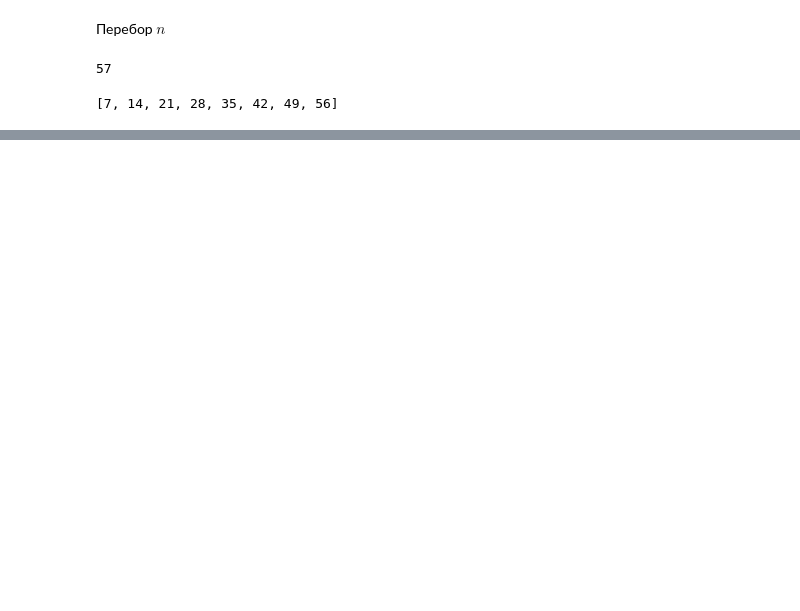
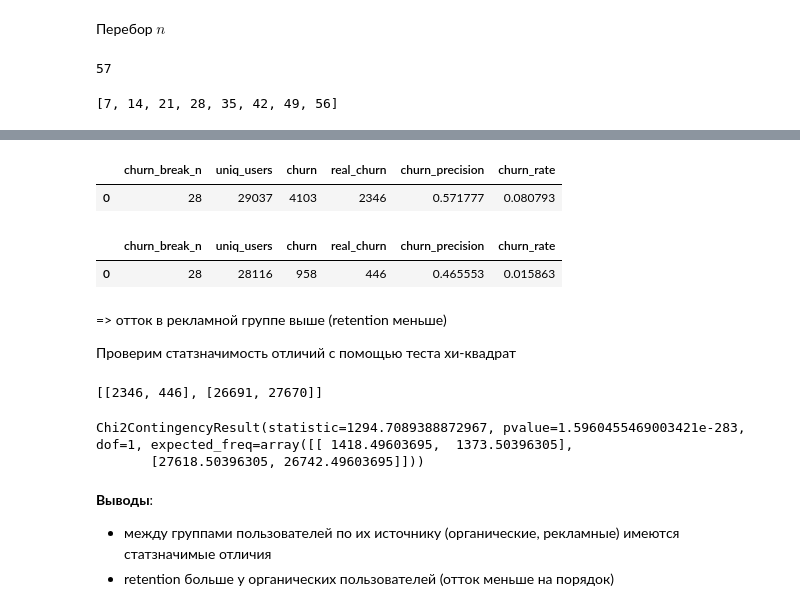
Before and after one commit to vsgrabchuk/KCSDA-retention-comparison, a Jupyter notebook: KCSDA_retention.ipynb, the cells around one changed output, grey strips where cells are left out. Saved outputs shown, nothing was run; the diff lists cells and outputs as text; code cells hidden in the pictures; blank space fills up the shorter version.

```diff
--- a/KCSDA_retention.ipynb
+++ b/KCSDA_retention.ipynb
@@ -55,7 +58,7 @@ connection = {
 
 При этом стоит учитывать, что статистику можно собирать лишь по пользователям, которые впервые зашли $\ge n$ дней назад
 # %%
-def get_churn_stats(churn_break_n, db='simulator_20240320'):
+def get_churn_stats(churn_break_n, db='simulator_20240320', where_cond=''):
   '''
   Функция для получения статистики по оттоку по заданному порогу, по которому считать пользователя оттёкшим
 
@@ -64,6 +67,8 @@ def get_churn_stats(churn_break_n, db='simulator_20240320'):
       Порог, при котором пользователь считается оттёкшим (отток при date_break>=churn_break_n)
     db: str, default 'simulator_20240320'
       БД для подключения
+    where_cond: str
+      Дополнительное условие для фильтрации исходных данных
   --------
   Returns:
     pd.DataFrame
@@ -83,6 +88,7 @@ def get_churn_stats(churn_break_n, db='simulator_20240320'):
         user_id,
         DATE(time) AS date
       FROM {db}.feed_actions
+      {where_cond}
     ),
     t_user_activity_dates_2 AS (
       -- Дата первой активности пользователей
@@ -246,0 +263,36 @@ churn_th_df
+# %%
+n = 28
+
+df_churn_ads = get_churn_stats(n, where_cond="WHERE source='ads'")
+df_churn_organic = get_churn_stats(n, where_cond="WHERE source='organic'")
+# %%
+df_churn_ads
+# %% [output]
+|  | churn_break_n | uniq_users | churn | real_churn | churn_precision | churn_rate |
+| 0 | 28 | 29037 | 4103 | 2346 | 0.571777 | 0.080793 |
+# %%
+df_churn_organic
+# %% [output]
+|  | churn_break_n | uniq_users | churn | real_churn | churn_precision | churn_rate |
+| 0 | 28 | 28116 | 958 | 446 | 0.465553 | 0.015863 |
+# %% [markdown]
+=> отток в рекламной группе выше (retention меньше)
+
+Проверим статзначимость отличий с помощью теста хи-квадрат
+# %%
+data = [
+    [df_churn_ads.real_churn.values[0],                           df_churn_organic.real_churn.values[0]],
+    [(df_churn_ads.uniq_users - df_churn_ads.real_churn).values[0], (df_churn_organic.uniq_users - df_churn_organic.real_churn).values[0]]
+]
+data
+# %% [output]
+[[2346, 446], [26691, 27670]]
+# %%
+ss.chi2_contingency(data)
+# %% [output]
+Chi2ContingencyResult(statistic=1294.7089388872967, pvalue=1.5960455469003421e-283, dof=1, expected_freq=array([[ 1418.49603695,  1373.50396305],
+       [27618.50396305, 26742.49603695]]))
+# %% [markdown]
+**Выводы**:
+- между группами пользователей по их источнику (органические, рекламные) имеются статзначимые отличия
+- retention больше у органических пользователей (отток меньше на порядок)
```
Also changed, not shown: parts of 5 cells of this notebook.
